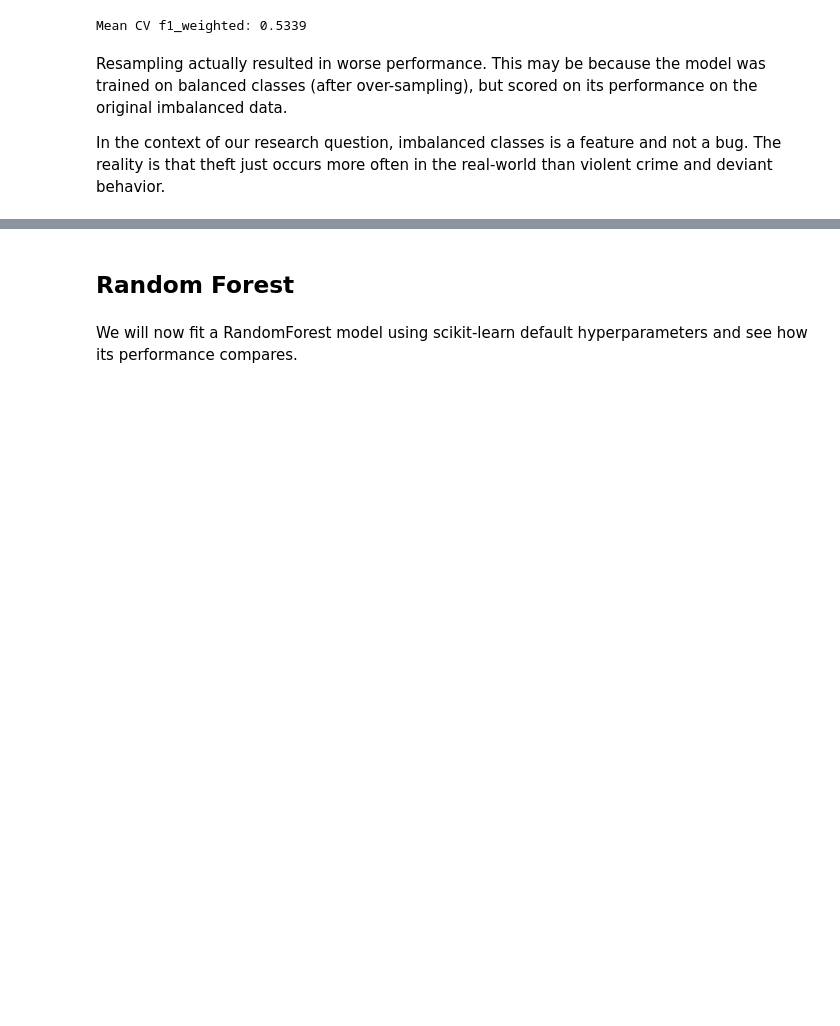
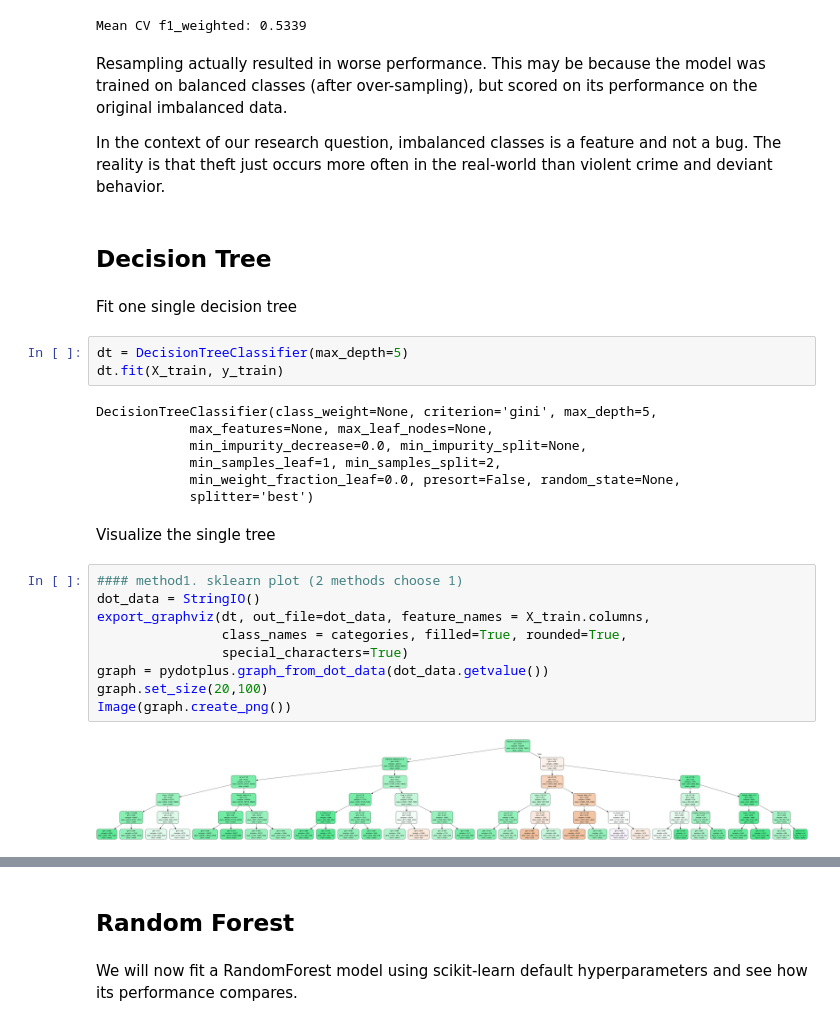
Before and after one commit to yihanw91/sf-crime, a Jupyter notebook: crime.ipynb, the cells around one changed output, grey strips where cells are left out. Saved outputs shown, nothing was run; the diff lists cells and outputs as text; blank space fills up the shorter version.

Commit message:
add dt and tree plots chose 1

```diff
--- a/crime.ipynb
+++ b/crime.ipynb
@@ -444,3 +445,31 @@ Mean CV f1_weighted: 0.5339
 Resampling actually resulted in worse performance. This may be because the model was trained on balanced classes (after over-sampling), but scored on its performance on the original imbalanced data.
 
 In the context of our research question, imbalanced classes is a feature and not a bug. The reality is that theft just occurs more often in the real-world than violent crime and deviant behavior.
+# %% [markdown]
+Decision Tree
+----
+# %% [markdown]
+Fit one single decision tree
+# %%
+dt = DecisionTreeClassifier(max_depth=5)
+dt.fit(X_train, y_train)
+# %% [output]
+DecisionTreeClassifier(class_weight=None, criterion='gini', max_depth=5,
+            max_features=None, max_leaf_nodes=None,
+            min_impurity_decrease=0.0, min_impurity_split=None,
+            min_samples_leaf=1, min_samples_split=2,
+            min_weight_fraction_leaf=0.0, presort=False, random_state=None,
+            splitter='best')
+# %% [markdown]
+Visualize the single tree
+# %%
+#### method1. sklearn plot (2 methods choose 1)
+dot_data = StringIO()
+export_graphviz(dt, out_file=dot_data, feature_names = X_train.columns,
+                class_names = categories, filled=True, rounded=True,
+                special_characters=True)
+graph = pydotplus.graph_from_dot_data(dot_data.getvalue())
+graph.set_size(20,100)
+Image(graph.create_png())
+# %% [output]
+[figure, added]
```
Also changed, not shown: parts of 2 cells of this notebook.
